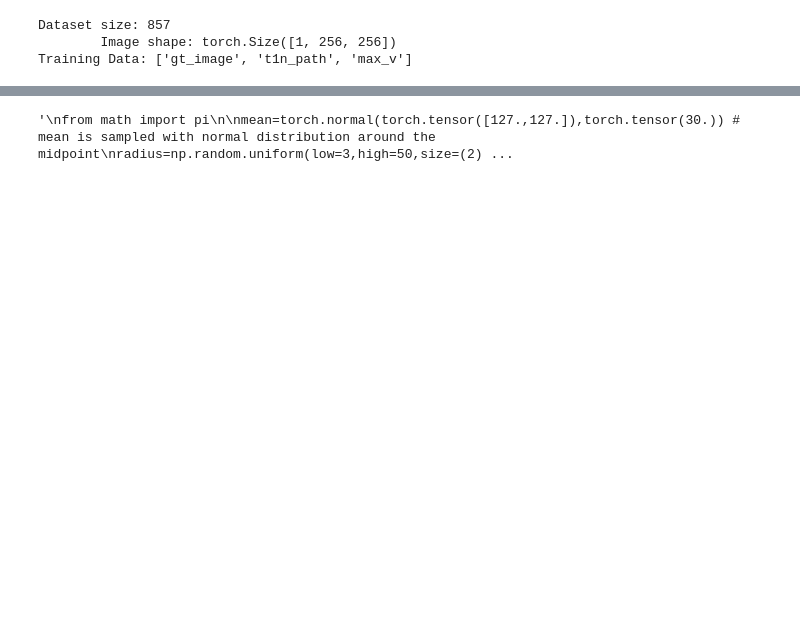
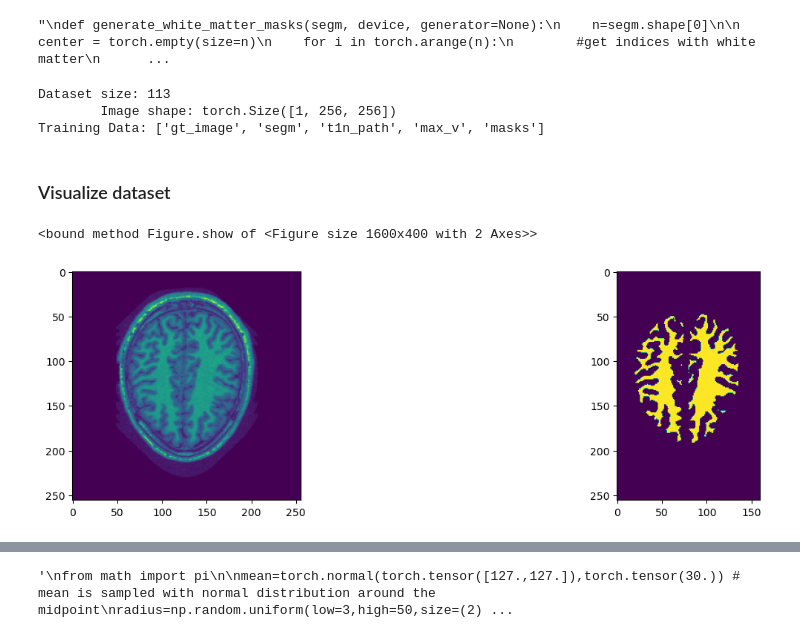
Before and after one commit to vinzenzuhr/Diffusion_Lesions, a Jupyter notebook: 05_Implementation/Jupyter notebooks/lesion_filling_conditioned_circles/lesion_filling_conditioned_circles.ipynb, the cells around one changed output, grey strips where cells are left out. Cells and saved outputs as stored; diff of their text form; code cells hidden in the pictures; blank space fills up the shorter version.

```diff
--- a/05_Implementation/Jupyter notebooks/lesion_filling_conditioned_circles/lesion_filling_conditioned_circles.ipynb
+++ b/05_Implementation/Jupyter notebooks/lesion_filling_conditioned_circles/lesion_filling_conditioned_circles.ipynb
@@ -195,15 +224,76 @@ class DatasetMRI(Dataset):
         }
         return sample_dict
+# %%
+"""
+def generate_white_matter_masks(segm, device, generator=None):
+    n=segm.shape[0]
+
+    center = torch.empty(size=n)
+    for i in torch.arange(n):
+        #get indices with white matter
+        wm_idx = torch.nonzero(segm[i])
+        #take random white matter idx as center
+        center[i] = torch.randint(low=0, high=wm_idx.shape[0], size=1, device=device, generator=generator)
+
+    low=3
+    high=40
+    radius=torch.rand(n, device=device, generator=generator)*(high-low)+low # get radius between 3 and 40 from uniform distribution
+
+
+    #samplen eines radius und schauen ob 70% white matter ist
+    #falls nicht, dann radius um die hälfte verkleinern
+    #wiederholen bis mindestgrösse erreicht und falls wieder nicht, dann neuer radius samplen
+
+
+
+
+
+
+
+
+    #Test case
+    #center=torch.tensor([[0,255],[0,255]])
+    #radius=torch.tensor([2,2])
+
+    Y, X = [torch.arange(config.image_size, device=device)[:,None],torch.arange(config.image_size, device=device)[None,:]] # gives two vectors, each containing the pixel locations. There's a column vector for the column indices and a row vector for the row indices.
+    dist_from_center = torch.sqrt((X.T - center[:,0])[None,:,:]**2 + (Y-center[:,1])[:,None,:]**2) # creates matrix with euclidean distance to center
+    dist_from_center = dist_from_center.permute(2,0,1)
+
+    #Test case
+    #print(dist_from_center[0,0,0]) #=255
+    #print(dist_from_center[0,0,255]) #=360.624
+    #print(dist_from_center[0,255,0]) #=0
+    #print(dist_from_center[0,255,255]) #=255
+    #print(dist_from_center[0,127,127]) #=180.313
+
+    masks = dist_from_center > radius[:,None,None] # creates mask for pixels which are outside the radius.
+    masks = masks[:,None,:,:].int()
+    return masks
+"""
+# %% [output]
+"\ndef generate_white_matter_masks(segm, device, generator=None):\n    n=segm.shape[0]\n\n    center = torch.empty(size=n)\n    for i in torch.arange(n):\n        #get indices with white matter\n      ...
 # %%
 #create dataset
-datasetTrain = DatasetMRI(Path(config.dataset_train_path), Path(config.segm_train_path), pad_shape=(256, 256, 256))
+datasetTrain = DatasetMRI(Path(config.dataset_train_path), Path(config.segm_train_path), pad_shape=(256, 256, 256), only_white_matter=True)
 datasetEvaluation = DatasetMRI(Path(config.dataset_eval_path), Path(config.segm_eval_path), pad_shape=(256, 256, 256))
 
 print(f"Dataset size: {len(datasetTrain)}")
 print(f"\tImage shape: {datasetTrain[0]['gt_image'].shape}")
 print(f"Training Data: {list(datasetTrain[0].keys())}")
 # %% [output]
-Dataset size: 857
+Dataset size: 113
         Image shape: torch.Size([1, 256, 256])
-Training Data: ['gt_image', 't1n_path', 'max_v']
+Training Data: ['gt_image', 'segm', 't1n_path', 'max_v', 'masks']
+# %% [markdown]
+### Visualize dataset
+# %%
+import matplotlib.pyplot as plt
+fig, axis = plt.subplots(1,2,figsize=(16,4))
+idx=80
+axis[0].imshow((datasetTrain[idx]["gt_image"].squeeze()+1)/2)
+axis[1].imshow(np.logical_or(datasetTrain[idx]["segm"].squeeze()==41, datasetTrain[idx]["segm"].squeeze()==2))
+fig.show
+# %% [output]
+<bound method Figure.show of <Figure size 1600x400 with 2 Axes>>
+[figure, added]
 # %%
```
Also changed, not shown: parts of 14 cells of this notebook.
